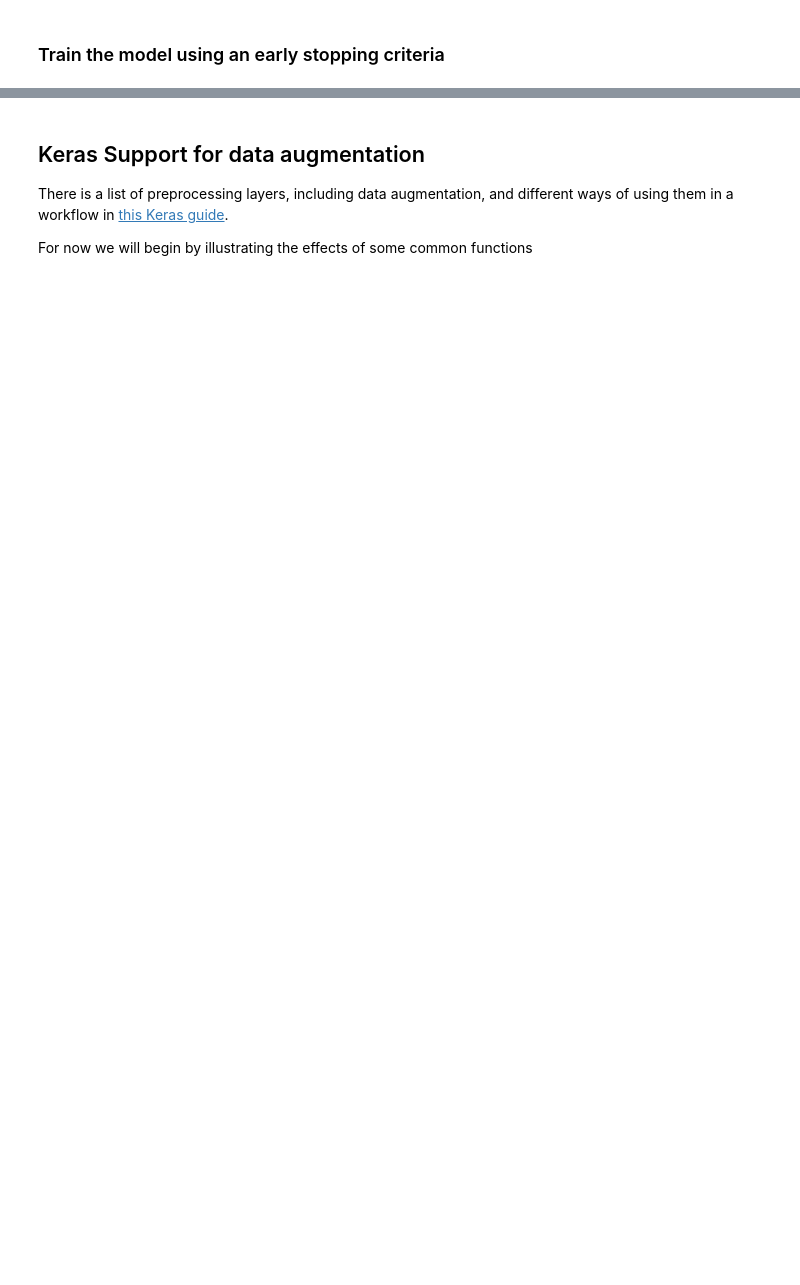
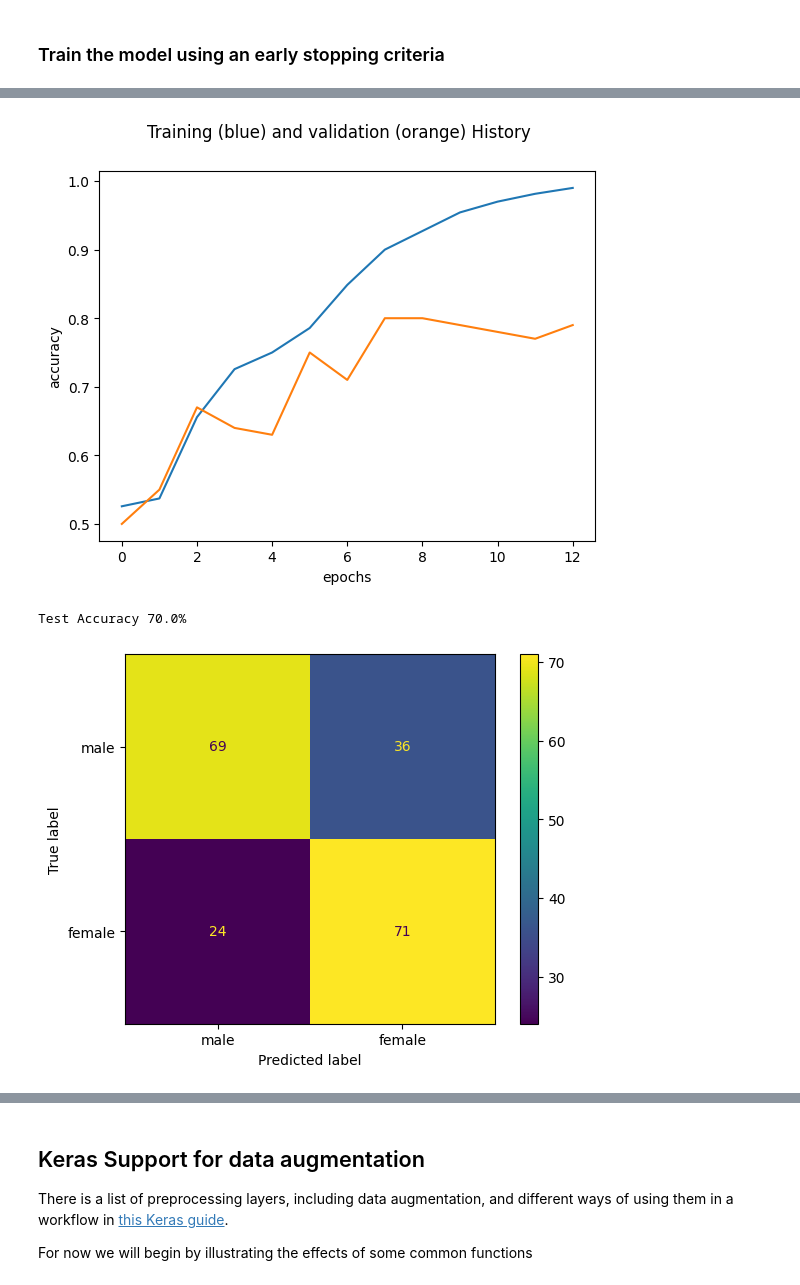
Before and after one commit to jim-smith/Advanced_AI, a Jupyter notebook: Learning_Materials/week3/W3_Practical_Activities.ipynb, the cells around one changed output, grey strips where cells are left out. Cells and saved outputs as stored; diff of their text form; code cells hidden in the pictures; blank space fills up the shorter version.

```diff
--- a/Learning_Materials/week3/W3_Practical_Activities.ipynb
+++ b/Learning_Materials/week3/W3_Practical_Activities.ipynb
@@ -152,0 +241,13 @@ ConfusionMatrixDisplay.from_predictions(y_true,y_pred,display_labels=['male','fe
+# %%
+num_imgs=1000
+seed = 12345
+_, img_subset,_,label_subset= train_test_split(imgs,y,
+                                               test_size=num_imgs,
+                                               shuffle=True,stratify=y,
+                                               random_state=seed)
+X_train,X_test,y_train,y_test= train_test_split(img_subset,label_subset,
+                                                test_size=0.2,
+                                                shuffle=True,stratify=label_subset,
+                                                random_state=seed)
+print(f'gender split in training subset {np.unique(y_train[:,0].astype(int),return_counts=True)[1]}')
+print(f'gender split in test subset {np.unique(y_test[:,0].astype(int),return_counts=True)[1]}')
@@ -152,0 +259,4 @@ ConfusionMatrixDisplay.from_predictions(y_true,y_pred,display_labels=['male','fe
+# %%
+convnet2 = conv_model(num_classes=2)
+history= convnet2.fit(X_train,y_train,validation_split=0.125,epochs=max_epochs,batch_size=batchsize, callbacks=early_stopping,verbose=True)
+y_pred= convnet2.predict(X_test)
@@ -152,0 +287,6 @@ ConfusionMatrixDisplay.from_predictions(y_true,y_pred,display_labels=['male','fe
+# %%
+report(history,y_pred,y_test)
+# %% [output]
+[figure, added]
+Test Accuracy 70.0%
+[figure, added]
```
Also changed, not shown: parts of 40 cells of this notebook, 6 other files.
